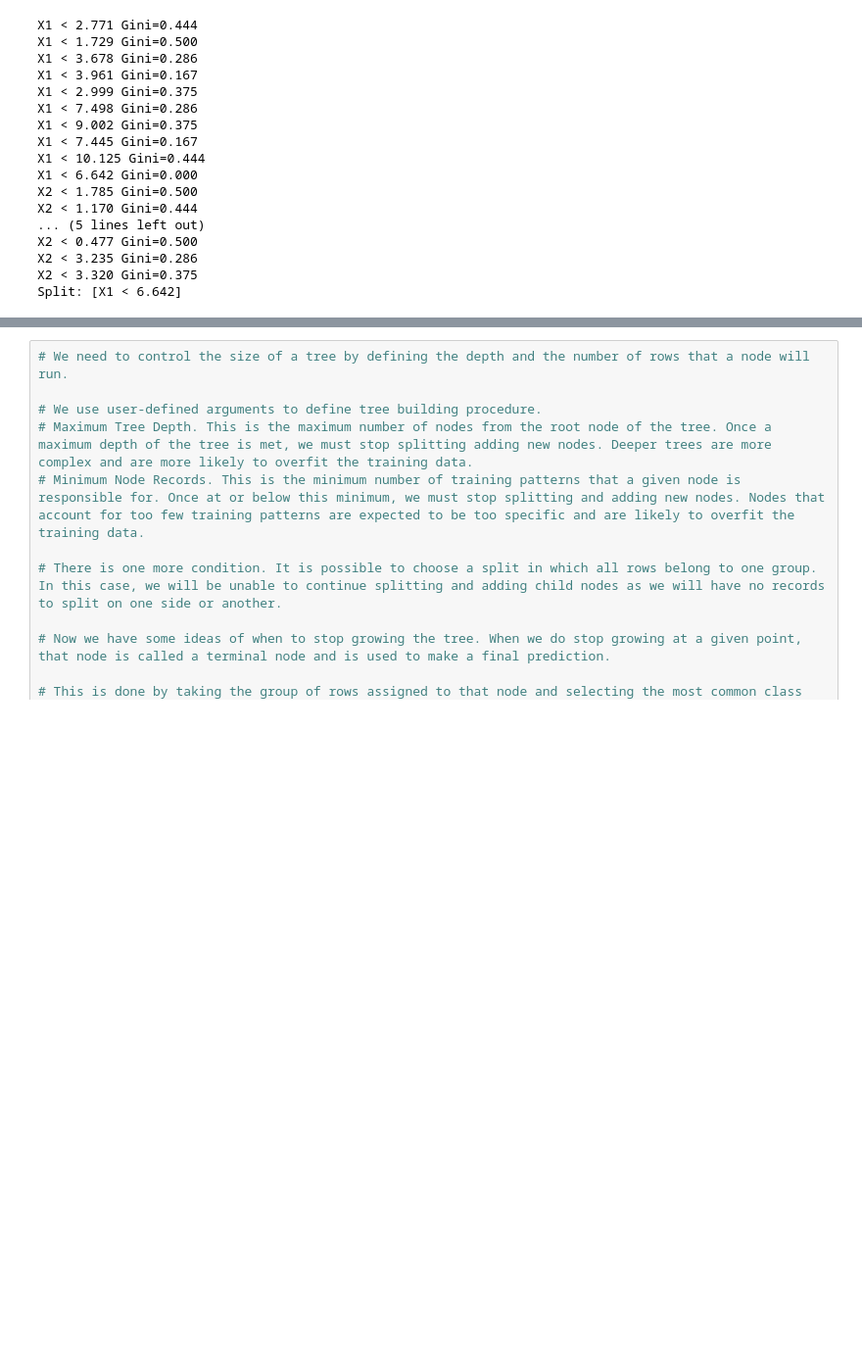
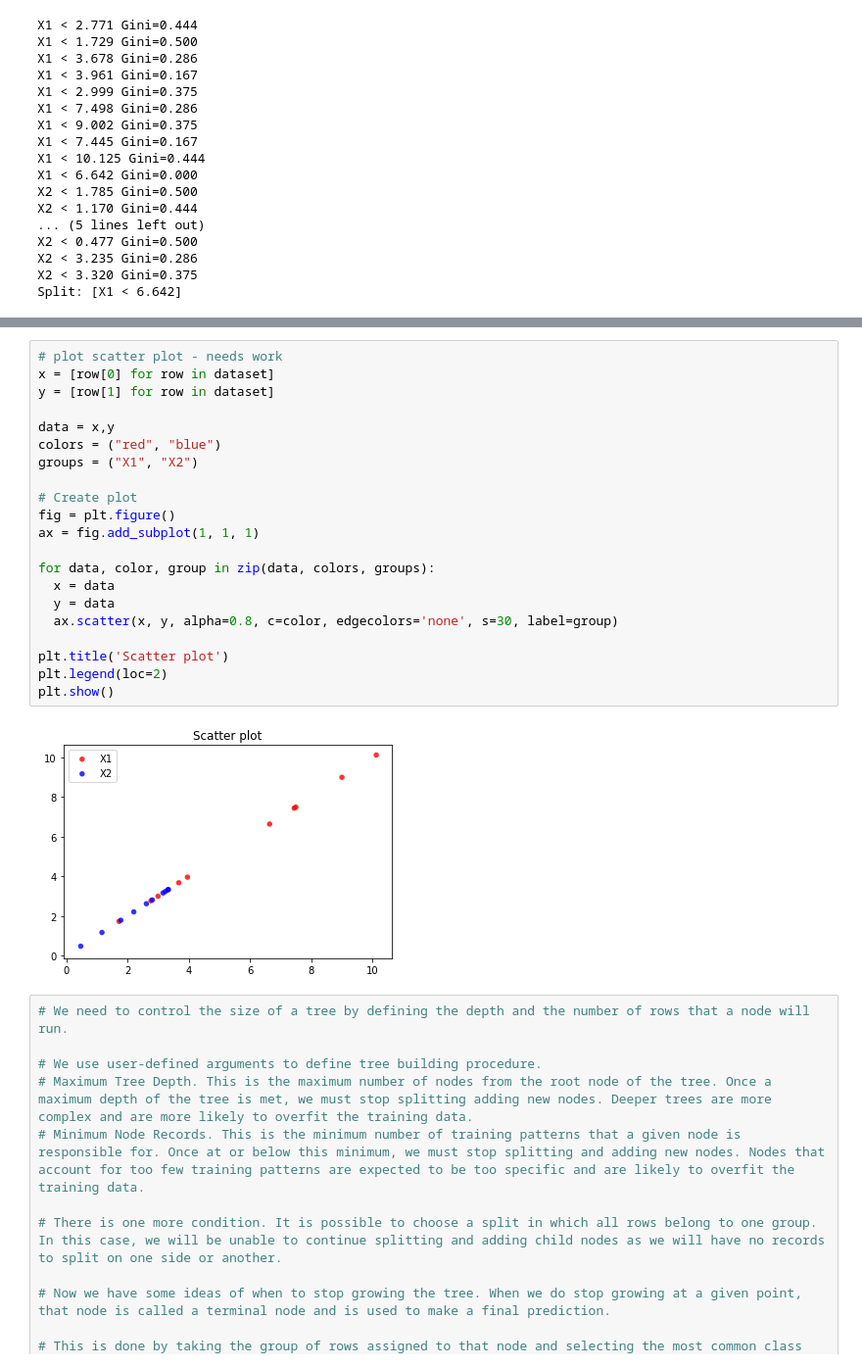
Before and after one commit to DamienSmith/UTS_ML2019_ID13039957, a Jupyter notebook: A2_PracticalProject_13039957_13026998.ipynb, the cells around one changed output, grey strips where cells are left out. Shown: that part at 98% size. Cells and saved outputs as stored; diff of their text form; blank space fills up the shorter version.

```diff
--- a/A2_PracticalProject_13039957_13026998.ipynb
+++ b/A2_PracticalProject_13039957_13026998.ipynb
@@ -260,3 +263,26 @@ NameError: ignored
+# %%
+# plot scatter plot - needs work
+x = [row[0] for row in dataset]
+y = [row[1] for row in dataset]
+
+data = x,y
+colors = ("red", "blue")
+groups = ("X1", "X2")
+
+# Create plot
+fig = plt.figure()
+ax = fig.add_subplot(1, 1, 1)
+
+for data, color, group in zip(data, colors, groups):
+  x = data
+  y = data
+  ax.scatter(x, y, alpha=0.8, c=color, edgecolors='none', s=30, label=group)
+
+plt.title('Scatter plot')
+plt.legend(loc=2)
+plt.show()
+# %% [output]
+[figure, added]
 # %%
 # We need to control the size of a tree by defining the depth and the number of rows that a node will run.
 
```
Also changed, not shown: parts of 14 cells of this notebook.
